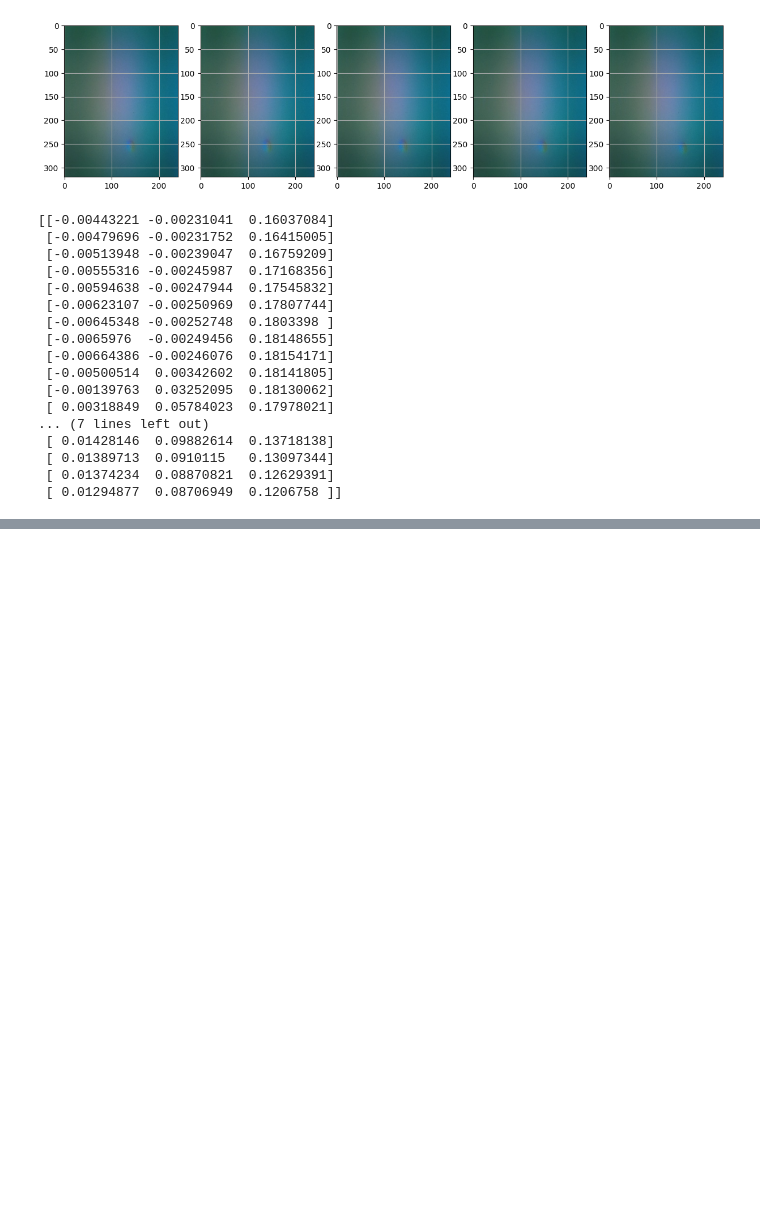
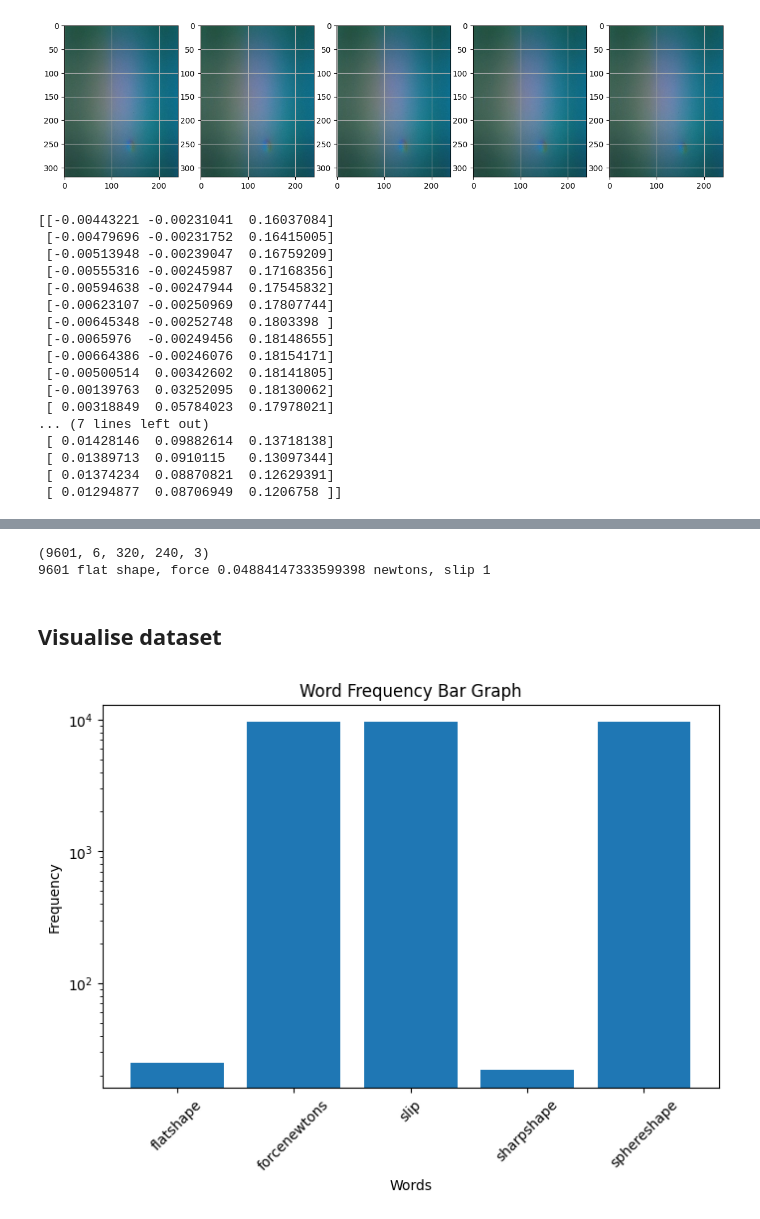
Before and after one commit to shepai/Tactile_Language_Model, a Jupyter notebook: code/gelsight.ipynb, the cells around one changed output, grey strips where cells are left out. Drawn from its saved outputs; the diff is of its cells as text; code cells hidden in the pictures; blank space fills up the shorter version.

Commit message:
graphs and stuff

```diff
--- a/code/gelsight.ipynb
+++ b/code/gelsight.ipynb
@@ -101,19 +105,22 @@ dict_keys(['indexes', 'forces', 'forces_slip', 'poses', 'delta_forces', 'delta_m
 # %%
 def loadData(path):
-    indexfile=load_pickle_dataset(path+'dataset_slip_forces.pkl')
+    forces=load_pickle_dataset(path+'dataset_slip_forces.pkl')
     other_file = [f for f in os.listdir(path) if "org" not in f and "slip" not in f]
+    other_file.sort()
     #get other files
     images=[]
     for i in range(len(other_file)):
         images+=load_pickle_dataset(path+other_file[i])
-    print(len(images))
     temp=[]
     y=[]
     min_=100
     for event in forces['trajectories']:
         trajectory=forces['trajectories'][event]
+        in_contact=forces['in_contact']
         traj_forces = trajectory['forces']
         traj_slip = trajectory['slip_label']
+        #print(len(trajectory['indexes']),len(traj_slip),len(in_contact))
+        #assert len(trajectory['indexes']) == len(traj_forces),"oh dear"
         temp.append([load_bin_image(images[i]) for i in trajectory['indexes']])
         y.append([traj_forces,traj_slip])
         if len(temp[-1])<min_:min_=len(temp[-1])
@@ -121,16 +128,23 @@ def loadData(path):
     X, force, slip = [], [], []
     for seq, label in zip(temp, y):
         n = len(seq)
+        offset = len(seq) - len(label[0])  # usually 5
         # cut into chunks of size min_
         for i in range(0, n, min_):
             chunk = seq[i:i+min_]
-            if len(chunk) == min_:   # keep only full-size chunks
+            if len(chunk) == min_- offset:   # keep only full-size chunks
                 X.append(chunk)
                 force.append(label[0][i:i+min_])
                 slip.append(label[1][i:i+min_])
-    return np.array(X),np.array(force),np.array(slip)
 
-X,force,slip=loadData("/mnt/data0/drs25/data/FORCE/sphere/batch_1/")
+    print(len(seq),len(label[0]))
+    X=np.array(X)
+    force=np.array(force)
+    slip=np.array(slip)
+    return X,force,slip
+
+X,force,slip=loadData("/mnt/data0/drs25/data/FORCE/flat/batch_1/")
+#"/mnt/data0/drs25/data/FORCE/sphere/batch_1/"
 print(X.shape)
 print(force.shape)
 print(slip.shape)
@@ -164,0 +208,35 @@ IndexError: list index out of range
+# %%
+print(x.shape)
+print(len(y),y[0])
+# %% [output]
+(9601, 6, 320, 240, 3)
+9601 flat shape, force 0.04884147333599398 newtons, slip 1
+# %% [markdown]
+## Visualise dataset
+# %%
+import re
+import matplotlib.pyplot as plt
+classes={}
+for i in range(len(y)):
+    string=y[i]
+    cleaned = re.sub(r"\d+(\.\d+)?", "", string).replace("-","").replace(" ","")
+    data=cleaned.split(",")
+    for item in data:
+        if classes.get(item,"wrong")!="wrong":
+            classes[item]+=1
+        else:
+            classes[item]=1
+
+plt.figure(figsize=(8, 5))
+plt.bar(classes.keys(), classes.values())
+
+# Labels and title
+plt.xlabel("Words")
+plt.ylabel("Frequency")
+plt.yscale("log")
+plt.title("Word Frequency Bar Graph")
+plt.xticks(rotation=45)
+
+plt.show()
+# %% [output]
+[figure, added]
```
Also changed, not shown: parts of 5 cells of this notebook.
